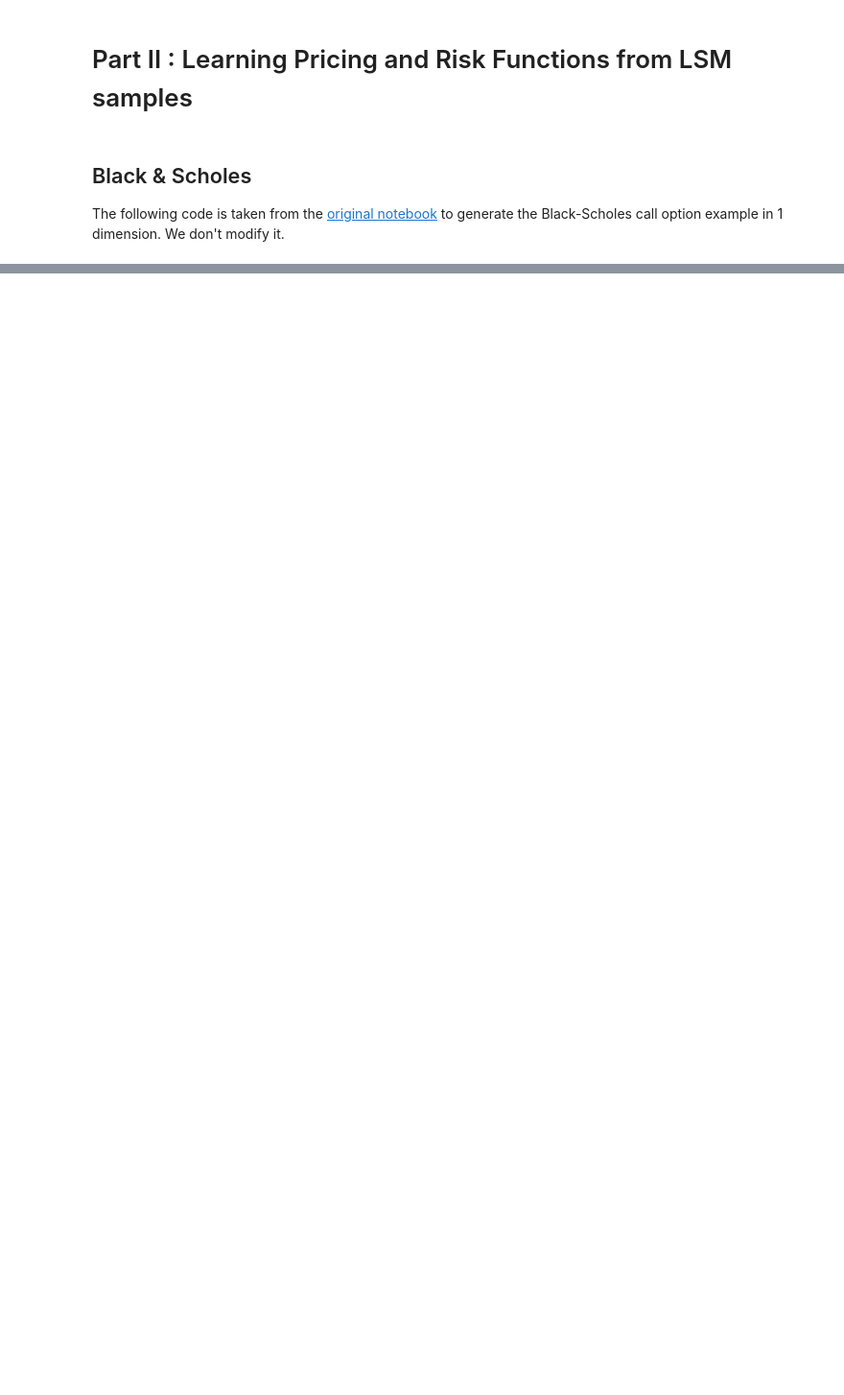
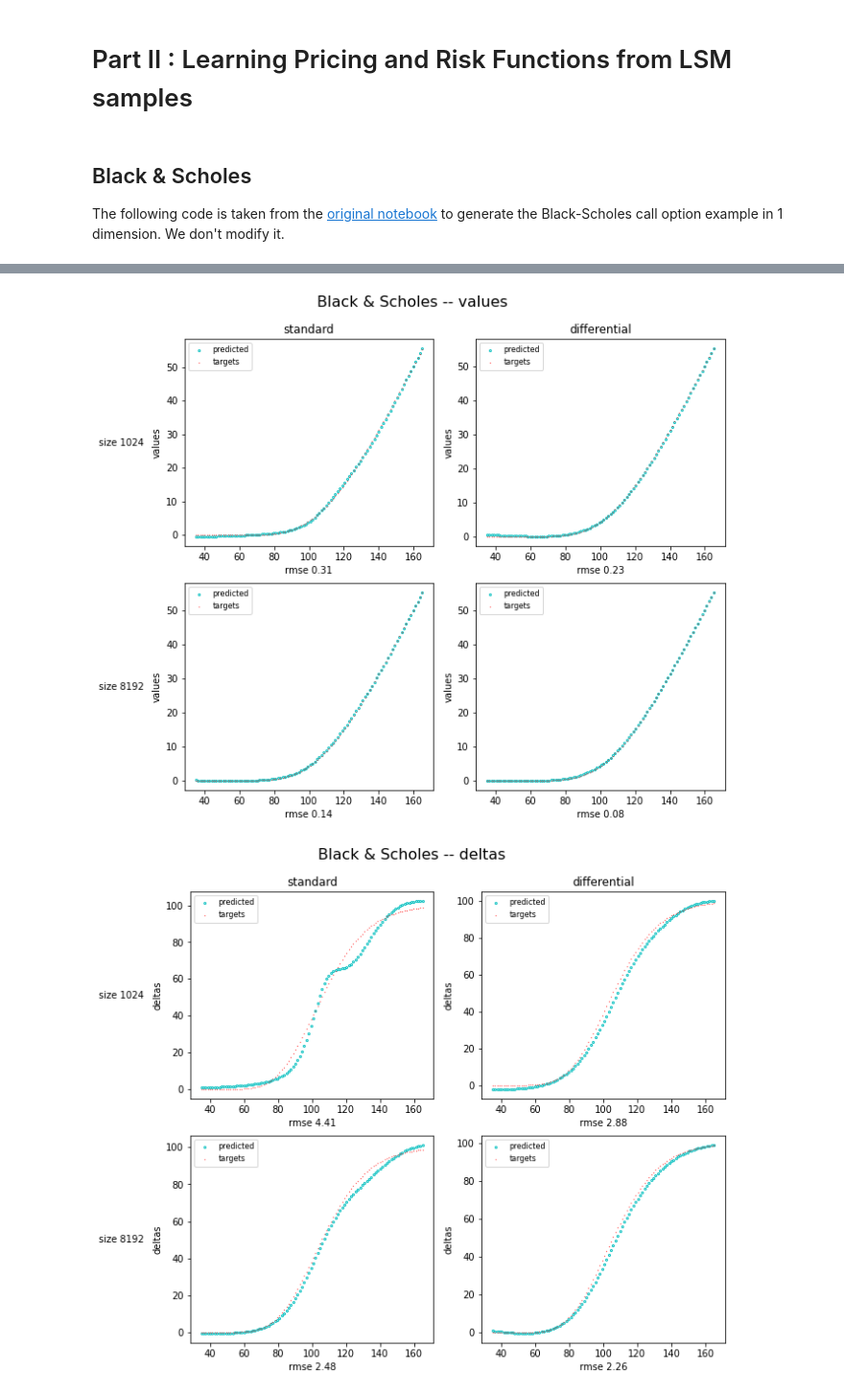
Before and after one commit to pmdanton/differential_learning, a Jupyter notebook: differential_machine_learning.ipynb, the cells around one changed output, grey strips where cells are left out. Shown at 96% size. Saved outputs shown, nothing was run; the diff lists cells and outputs as text; code cells hidden in the pictures; blank space fills up the shorter version.

```diff
--- a/differential_machine_learning.ipynb
+++ b/differential_machine_learning.ipynb
@@ -86,0 +109,6 @@ def calc_alpha_beta(n, lambda_hyperparameter= 1):
+# %%
+def build_dataset(x, y, dydx, batch_size):
+    inputs = tf.data.Dataset.from_tensor_slices(x)
+    outputs = tf.data.Dataset.from_tensor_slices((y, dydx))
+    dataset = tf.data.Dataset.zip((inputs, outputs)).batch(batch_size).repeat()
+    return dataset
@@ -86,0 +117,6 @@ def calc_alpha_beta(n, lambda_hyperparameter= 1):
+# %%
+def build_scheduler_callback(learning_rate_schedule, epochs):
+    lr_schedule_epochs = [z[0] for z in learning_rate_schedule]
+    lr_schedule_rates = [z[1] for z in learning_rate_schedule]
+    lr_schedule_fn = lambda t: np.interp(t/(epochs-1), lr_schedule_epochs, lr_schedule_rates)
+    return LearningRateScheduler(lr_schedule_fn)
@@ -307,0 +382,20 @@ A very good fit!
+# %%
+# simulation set sizes to perform
+sizes = [1024, 8192]
+
+# show delta?
+showDeltas = True
+
+# seed
+# simulSeed = 1234
+simulSeed = np.random.randint(0, 10000)
+print("using seed %d" % simulSeed)
+weightSeed = None
+
+# number of test scenarios
+nTest = 100
+
+# go
+generator = BlackScholes()
+xAxis, yTest, dydxTest, vegas, values, deltas = \
+    test(generator, sizes, nTest, simulSeed, None, weightSeed)
@@ -307,0 +412,9 @@ A very good fit!
+# %%
+# show predicitions
+graph("Black & Scholes", values, xAxis, "", "values", yTest, sizes, True)
+
+# show deltas
+graph("Black & Scholes", deltas, xAxis, "", "deltas", dydxTest, sizes, True)
+# %% [output]
+[figure, added]
+[figure, added]
```
Also changed, not shown: parts of 67 cells of this notebook.
